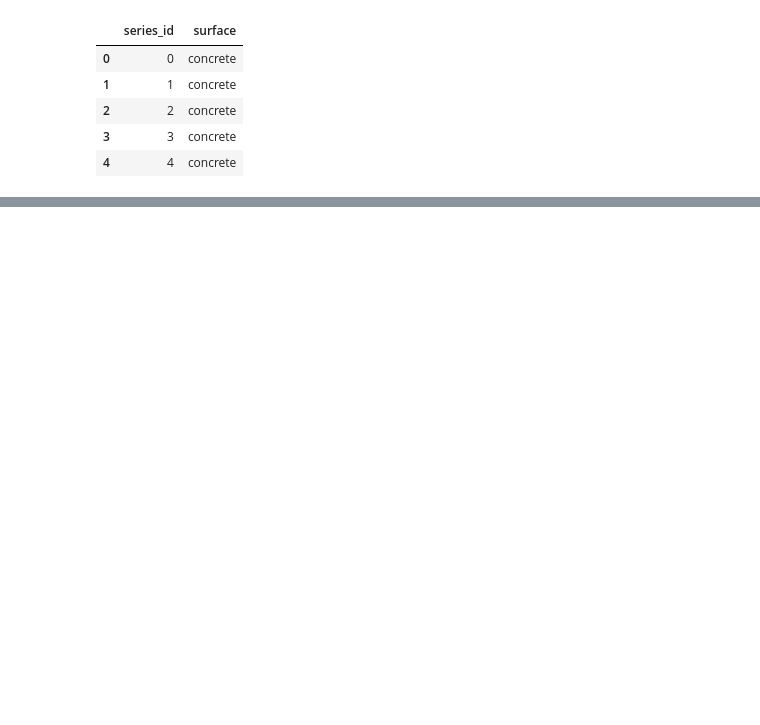
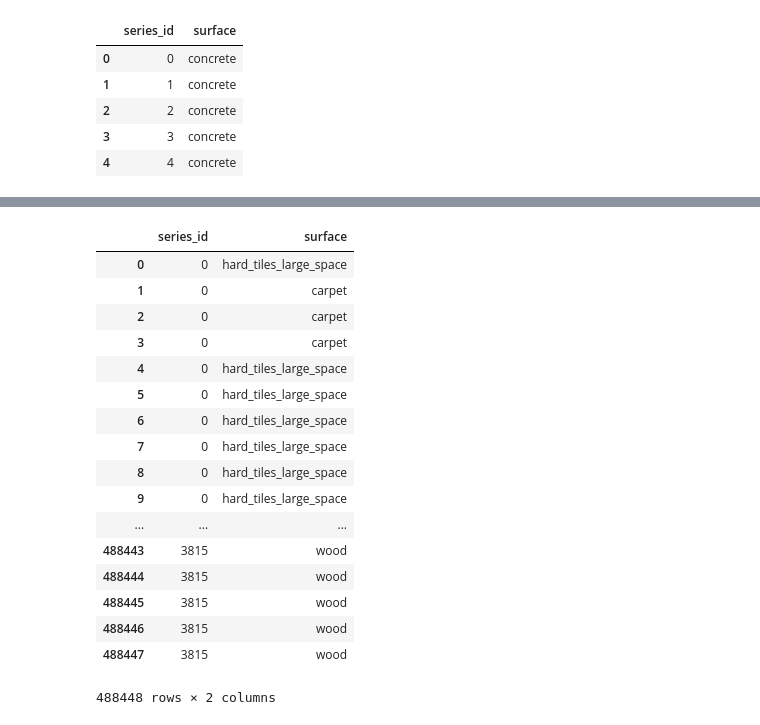
Before and after one commit to justinthe/kaggle_robot_navigation, a Jupyter notebook: notebook/eda_1.ipynb, the cells around one changed output, grey strips where cells are left out. Cells and saved outputs as stored; diff of their text form; code cells hidden in the pictures; blank space fills up the shorter version.

Commit message:
first submission

```diff
--- a/notebook/eda_1.ipynb
+++ b/notebook/eda_1.ipynb
@@ -24,0 +163,2 @@ sample.head()
+# %%
+preds = np.asarray([np.argmax(line) for line in test_y])
@@ -24,0 +171,10 @@ sample.head()
+# %%
+series_id = test['series_id']
+submission_df = { 'series_id': series_id,
+                'surface_code': preds}
+subs = pd.DataFrame(submission_df)
+# %%
+# https://thispointer.com/python-how-to-convert-a-list-to-dictionary/
+# surface_list
+surface_dict = { i : surface_list[i] for i in range(0, len(surface_list))}
+surface_dict
@@ -24,0 +191,25 @@ sample.head()
+# %%
+# subs['surface_code'].value_counts()
+subs['surface'] = subs['surface_code'].map(surface_dict)
+# %%
+submission = subs[['series_id', 'surface']]
+submission.to_csv('../data/processed/')
+# %% [output]
+|  | series_id | surface |
+| 0 | 0 | hard_tiles_large_space |
+| 1 | 0 | carpet |
+| 2 | 0 | carpet |
+| 3 | 0 | carpet |
+| 4 | 0 | hard_tiles_large_space |
+| 5 | 0 | hard_tiles_large_space |
+| 6 | 0 | hard_tiles_large_space |
+| 7 | 0 | hard_tiles_large_space |
+| 8 | 0 | hard_tiles_large_space |
+| 9 | 0 | hard_tiles_large_space |
+| ... | ... | ... |
+| 488443 | 3815 | wood |
+| 488444 | 3815 | wood |
+| 488445 | 3815 | wood |
+| 488446 | 3815 | wood |
+| 488447 | 3815 | wood |
+488448 rows × 2 columns
```
Also changed, not shown: parts of 17 cells of this notebook, 1 other file.
